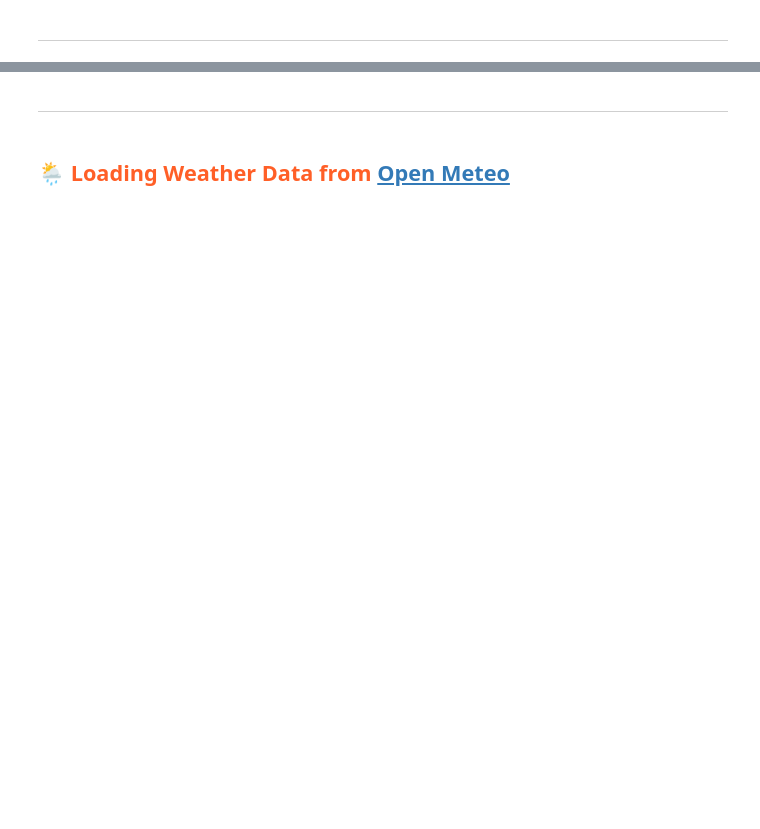
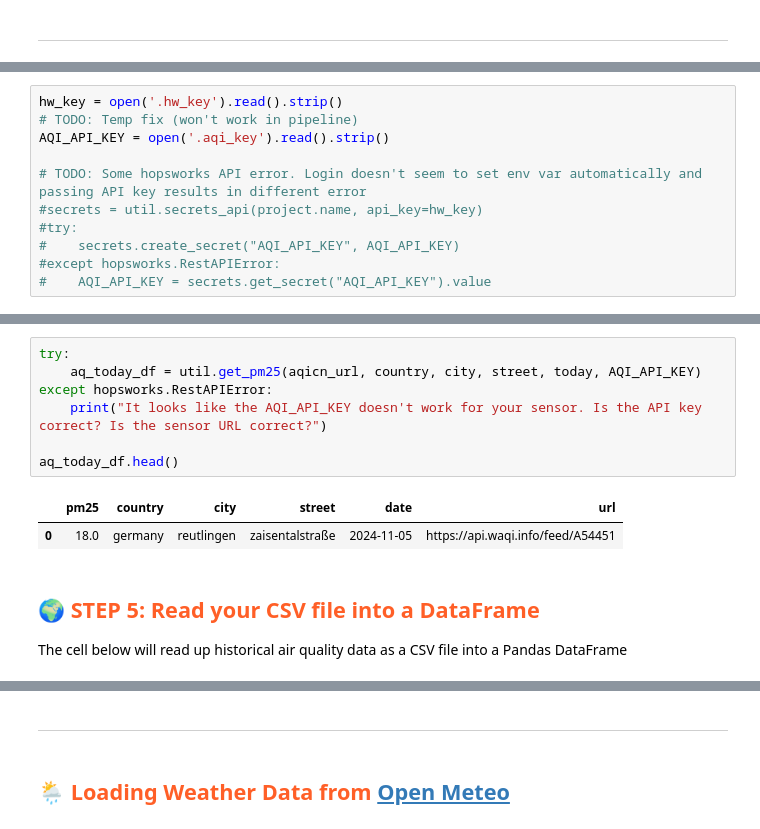
Before and after one commit to Arraying/Reutlingen, a Jupyter notebook: notebooks/1_air_quality_feature_backfill.ipynb, the cells around one changed output, grey strips where cells are left out. Drawn from its saved outputs; the diff is of its cells as text; blank space fills up the shorter version.

```diff
--- a/notebooks/1_air_quality_feature_backfill.ipynb
+++ b/notebooks/1_air_quality_feature_backfill.ipynb
@@ -20,0 +155,11 @@ warnings.filterwarnings("ignore")
+# %%
+hw_key = open('.hw_key').read().strip()
+# TODO: Temp fix (won't work in pipeline)
+AQI_API_KEY = open('.aqi_key').read().strip()
+
+# TODO: Some hopsworks API error. Login doesn't seem to set env var automatically and passing API key results in different error
+#secrets = util.secrets_api(project.name, api_key=hw_key)
+#try:
+#    secrets.create_secret("AQI_API_KEY", AQI_API_KEY)
+#except hopsworks.RestAPIError:
+#    AQI_API_KEY = secrets.get_secret("AQI_API_KEY").value
@@ -21 +172,15 @@ warnings.filterwarnings("ignore")
+# %%
+try:
+    aq_today_df = util.get_pm25(aqicn_url, country, city, street, today, AQI_API_KEY)
+except hopsworks.RestAPIError:
+    print("It looks like the AQI_API_KEY doesn't work for your sensor. Is the API key correct? Is the sensor URL correct?")
+
+aq_today_df.head()
+# %% [output]
+|  | pm25 | country | city | street | date | url |
+| 0 | 18.0 | germany | reutlingen | zaisentalstraße | 2024-11-05 | https://api.waqi.info/feed/A54451 |
+# %% [markdown]
+## <span style='color:#ff5f27'> 🌍 STEP 5: Read your CSV file into a DataFrame </span>
+
+The cell below will read up historical air quality data as a CSV file into a Pandas DataFrame
 # %%
```
Also changed, not shown: parts of 75 cells of this notebook, 5 other files.
